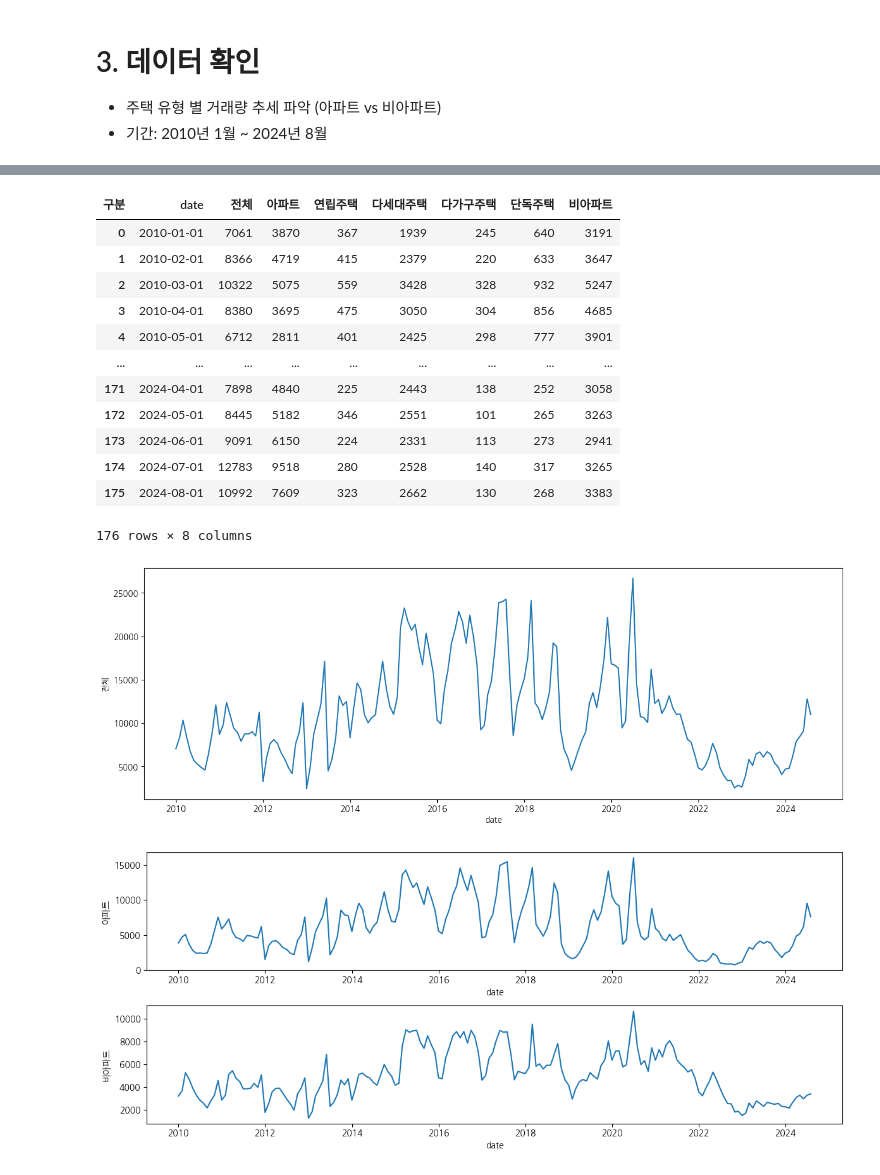
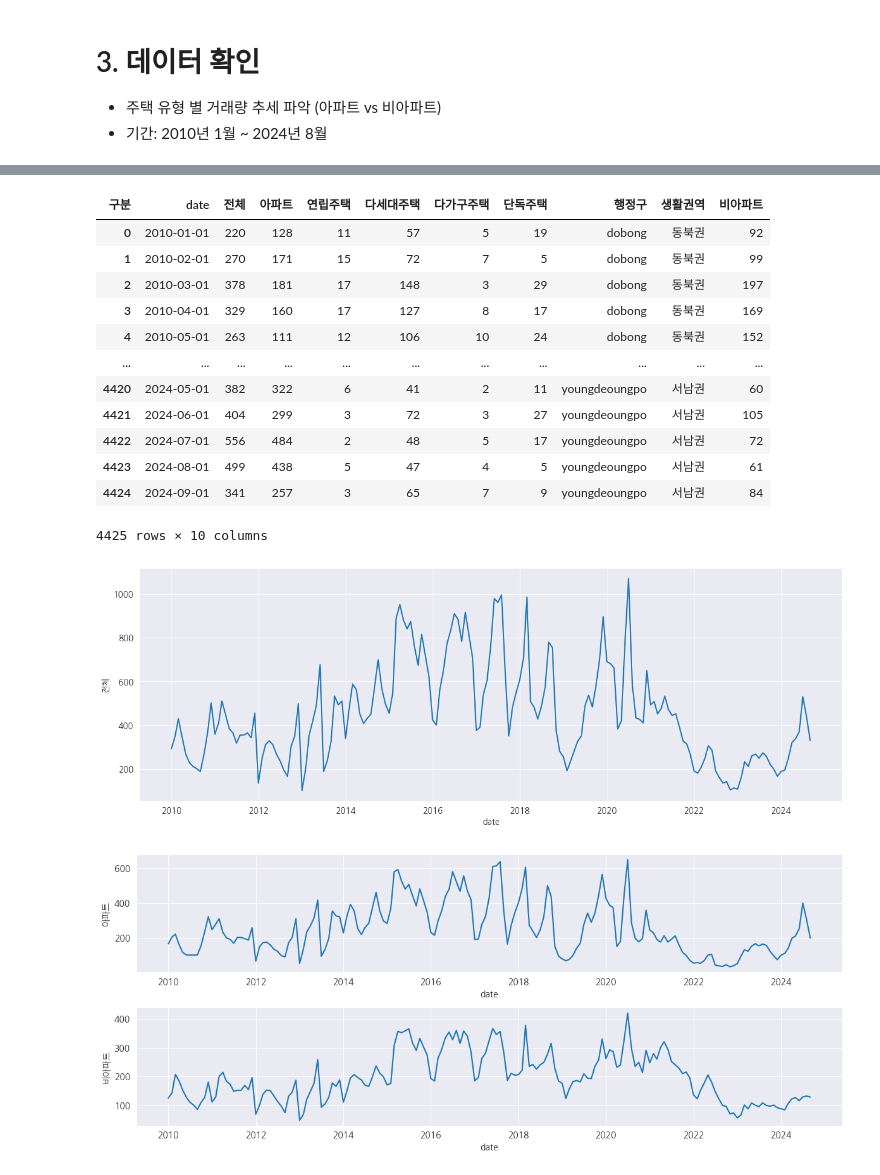
Before and after one commit to lucio-karin0506/Estate_News_Analysis, a Jupyter notebook: estate_volume_eda.ipynb, the cells around one changed output, grey strips where cells are left out. Cells and saved outputs as stored; diff of their text form; code cells hidden in the pictures.

Commit message:
Modified: add living district EDA

```diff
--- a/estate_volume_eda.ipynb
+++ b/estate_volume_eda.ipynb
@@ -1,11 +1,16 @@
 # %% [markdown]
 # 0. 라이브러리 로드
 # %%
+import os
+
 import pandas as pd
 
 import seaborn as sns
 import matplotlib.pyplot as plt
-import koreanize_matplotlib
+from matplotlib import rc
+sns.set_style("darkgrid")
+rc('font', family='NanumGothic')  # 예: 나눔고딕 사용
+plt.rcParams['axes.unicode_minus'] = False  # 음수 기호 깨짐 방지
 
 import warnings
 warnings.filterwarnings('ignore')
@@ -50,0 +59,22 @@ estate_volume_df
+# %%
+# 생활권역 컬럼 추가
+# https://urban.seoul.go.kr/view/html/PMNU2030000000
+
+# 매핑 딕셔너리 생성
+district_mapping = {
+    'jongro': '도심권', 'junggu': '도심권', 'yongsan': '도심권',
+    'seongdong': '동북권', 'dongdaemun': '동북권', 'seongbook': '동북권', 'dobong': '동북권',
+    'kwangjin': '동북권', 'joongryang': '동북권', 'gangbook': '동북권', 'nowon': '동북권',
+    'enpyong': '서북권', 'seodaemun': '서북권', 'mapo': '서북권',
+    'yangcheon': '서남권', 'youngdeoungpo': '서남권', 'gangseo': '서남권', 'dongjak': '서남권',
+    'kwanak': '서남권', 'gumcheon': '서남권', 'guro': '서남권',
+    'seocho': '동남권', 'gangnam': '동남권', 'songpa': '동남권', 'gangdong': '동남권'
+}
+
+# apply 메소드에서 사용될 함수
+def map_to_life_zone(district):
+    return district_mapping.get(district, '알 수 없음')
+
+
+final_estate_volume_df['생활권역'] = final_estate_volume_df['행정구'].map(map_to_life_zone)
+final_estate_volume_df['생활권역'].value_counts()
@@ -53,6 +91,6 @@ estate_volume_df
 * 주택 유형 별 거래량 추세 파악 (아파트 vs 비아파트)
 * 기간: 2010년 1월 ~ 2024년 8월
 # %%
-estate_volume_df['date'] = pd.to_datetime(estate_volume_df['date'].map(lambda x: '20'+x[1:].replace('.', '')), format='%Y%m')
-estate_volume_df
+final_estate_volume_df['date'] = pd.to_datetime(final_estate_volume_df['date'].map(lambda x: '20'+x[1:].replace('.', '')), format='%Y%m')
+final_estate_volume_df
 # %% [output]
@@ -72,17 +110,17 @@ estate_volume_df
 # %%
-estate_volume_df['비아파트'] = estate_volume_df['연립주택'] + estate_volume_df['다세대주택'] + estate_volume_df['다가구주택'] + estate_volume_df['단독주택']
-estate_volume_df
+final_estate_volume_df['비아파트'] = final_estate_volume_df['연립주택'] + final_estate_volume_df['다세대주택'] + final_estate_volume_df['다가구주택'] + final_estate_volume_df['단독주택']
+final_estate_volume_df
 # %% [output]
-| 구분 | date | 전체 | 아파트 | 연립주택 | 다세대주택 | 다가구주택 | 단독주택 | 비아파트 |
-| 0 | 2010-01-01 | 7061 | 3870 | 367 | 1939 | 245 | 640 | 3191 |
-| 1 | 2010-02-01 | 8366 | 4719 | 415 | 2379 | 220 | 633 | 3647 |
-| 2 | 2010-03-01 | 10322 | 5075 | 559 | 3428 | 328 | 932 | 5247 |
-| 3 | 2010-04-01 | 8380 | 3695 | 475 | 3050 | 304 | 856 | 4685 |
-| 4 | 2010-05-01 | 6712 | 2811 | 401 | 2425 | 298 | 777 | 3901 |
-| ... | ... | ... | ... | ... | ... | ... | ... | ... |
-| 171 | 2024-04-01 | 7898 | 4840 | 225 | 2443 | 138 | 252 | 3058 |
-| 172 | 2024-05-01 | 8445 | 5182 | 346 | 2551 | 101 | 265 | 3263 |
-| 173 | 2024-06-01 | 9091 | 6150 | 224 | 2331 | 113 | 273 | 2941 |
-| 174 | 2024-07-01 | 12783 | 9518 | 280 | 2528 | 140 | 317 | 3265 |
-| 175 | 2024-08-01 | 10992 | 7609 | 323 | 2662 | 130 | 268 | 3383 |
+| 구분 | date | 전체 | 아파트 | 연립주택 | 다세대주택 | 다가구주택 | 단독주택 | 행정구 | 생활권역 | 비아파트 |
+| 0 | 2010-01-01 | 220 | 128 | 11 | 57 | 5 | 19 | dobong | 동북권 | 92 |
+| 1 | 2010-02-01 | 270 | 171 | 15 | 72 | 7 | 5 | dobong | 동북권 | 99 |
+| 2 | 2010-03-01 | 378 | 181 | 17 | 148 | 3 | 29 | dobong | 동북권 | 197 |
+| 3 | 2010-04-01 | 329 | 160 | 17 | 127 | 8 | 17 | dobong | 동북권 | 169 |
+| 4 | 2010-05-01 | 263 | 111 | 12 | 106 | 10 | 24 | dobong | 동북권 | 152 |
+| ... | ... | ... | ... | ... | ... | ... | ... | ... | ... | ... |
+| 4420 | 2024-05-01 | 382 | 322 | 6 | 41 | 2 | 11 | youngdeoungpo | 서남권 | 60 |
+| 4421 | 2024-06-01 | 404 | 299 | 3 | 72 | 3 | 27 | youngdeoungpo | 서남권 | 105 |
+| 4422 | 2024-07-01 | 556 | 484 | 2 | 48 | 5 | 17 | youngdeoungpo | 서남권 | 72 |
+| 4423 | 2024-08-01 | 499 | 438 | 5 | 47 | 4 | 5 | youngdeoungpo | 서남권 | 61 |
+| 4424 | 2024-09-01 | 341 | 257 | 3 | 65 | 7 | 9 | youngdeoungpo | 서남권 | 84 |
-176 rows × 8 columns
+4425 rows × 10 columns
@@ -89,16 +130,16 @@ estate_volume_df
 # %%
 plt.figure(figsize=(15, 5))
-sns.lineplot(data=estate_volume_df, x='date', y='전체')
+sns.lineplot(data=final_estate_volume_df, x='date', y='전체', ci=None)
 
 plt.show()
 # %% [output]
-[figure, old version]
+[figure, new version]
 # %%
 fig, axes = plt.subplots(nrows=2, ncols=1, figsize=(12, 5))
-sns.lineplot(data=estate_volume_df, x='date', y='아파트', ax=axes[0])
-sns.lineplot(data=estate_volume_df, x='date', y='비아파트', ax=axes[1])
+sns.lineplot(data=final_estate_volume_df, x='date', y='아파트', ax=axes[0], ci=None)
+sns.lineplot(data=final_estate_volume_df, x='date', y='비아파트', ax=axes[1], ci=None)
 
 plt.tight_layout()
 plt.show()
 # %% [output]
-[figure, old version]
+[figure, new version]
```
Also changed, not shown: parts of 7 cells of this notebook.
